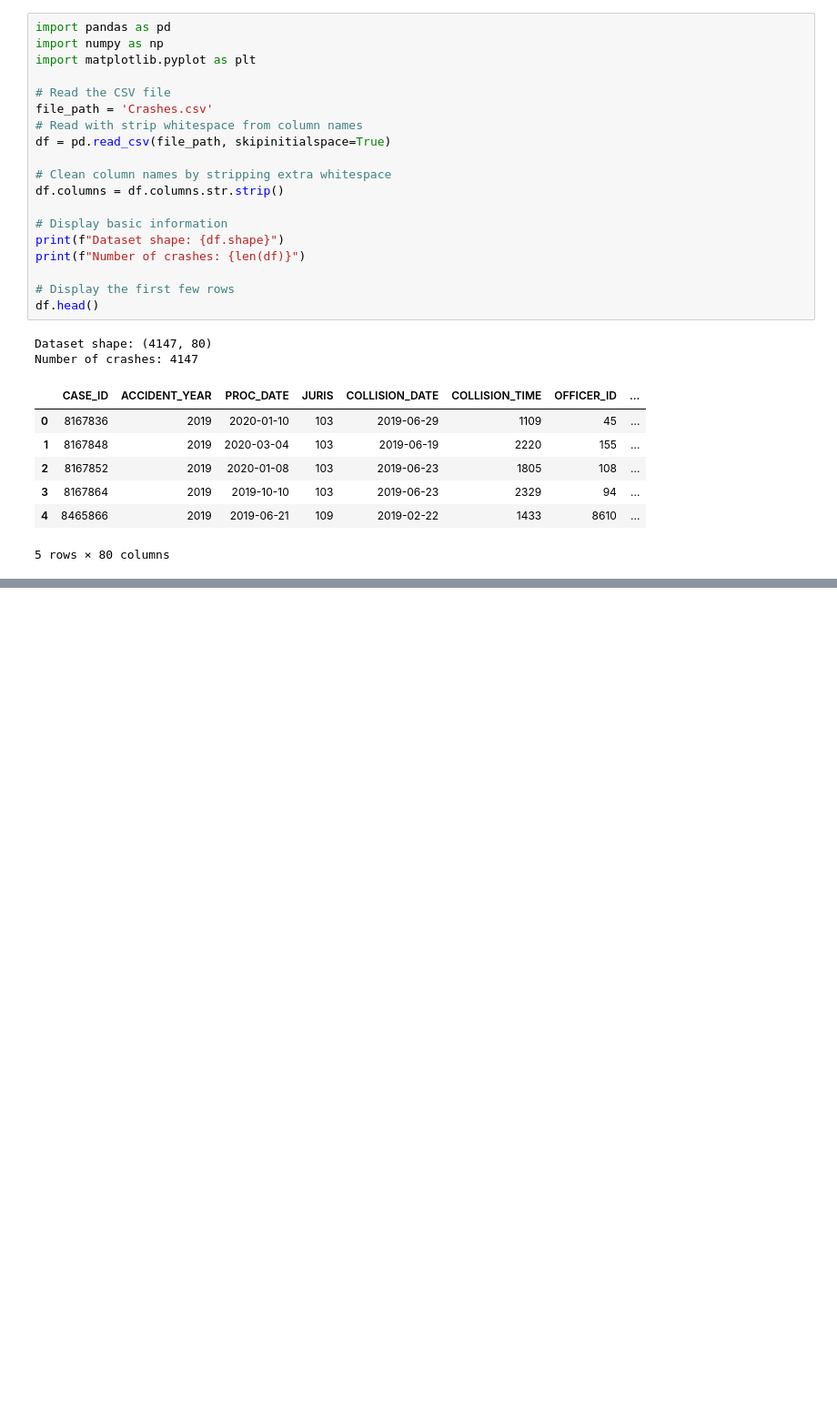
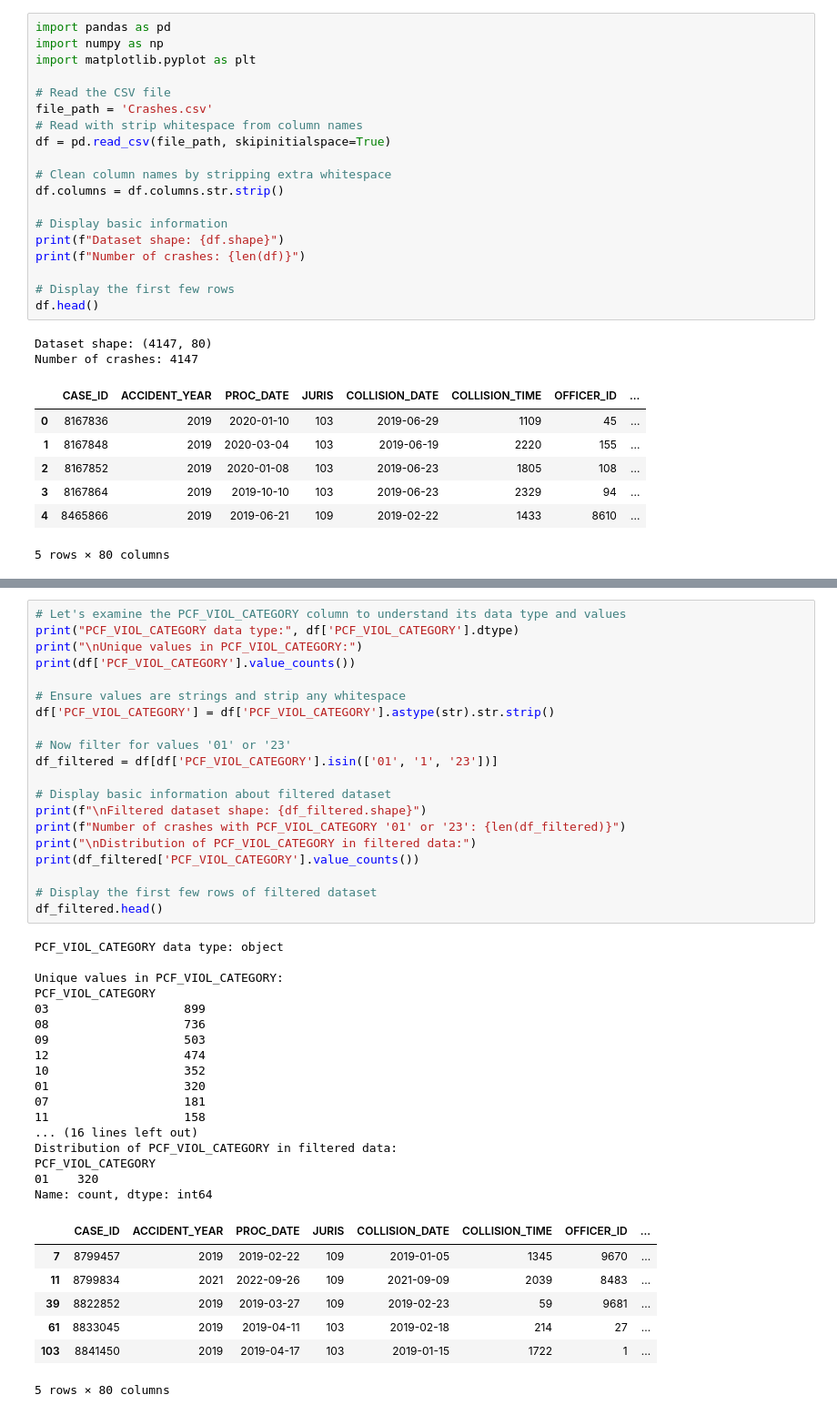
Before and after one commit to achsit/CE265_Assignments, a Jupyter notebook: Assignment_4/Clustering_edit.ipynb, the cells around one changed output, grey strips where cells are left out. Shown at 91% size. Drawn from its saved outputs; the diff is of its cells as text; blank space fills up the shorter version.

```diff
--- a/Assignment_4/Clustering_edit.ipynb
+++ b/Assignment_4/Clustering_edit.ipynb
@@ -125,0 +80,45 @@ plt.show()
+# %%
+# Let's examine the PCF_VIOL_CATEGORY column to understand its data type and values
+print("PCF_VIOL_CATEGORY data type:", df['PCF_VIOL_CATEGORY'].dtype)
+print("\nUnique values in PCF_VIOL_CATEGORY:")
+print(df['PCF_VIOL_CATEGORY'].value_counts())
+
+# Ensure values are strings and strip any whitespace
+df['PCF_VIOL_CATEGORY'] = df['PCF_VIOL_CATEGORY'].astype(str).str.strip()
+
+# Now filter for values '01' or '23'
+df_filtered = df[df['PCF_VIOL_CATEGORY'].isin(['01', '1', '23'])]
+
+# Display basic information about filtered dataset
+print(f"\nFiltered dataset shape: {df_filtered.shape}")
+print(f"Number of crashes with PCF_VIOL_CATEGORY '01' or '23': {len(df_filtered)}")
+print("\nDistribution of PCF_VIOL_CATEGORY in filtered data:")
+print(df_filtered['PCF_VIOL_CATEGORY'].value_counts())
+
+# Display the first few rows of filtered dataset
+df_filtered.head()
+# %% [output]
+PCF_VIOL_CATEGORY data type: object
+
+Unique values in PCF_VIOL_CATEGORY:
+PCF_VIOL_CATEGORY
+03                   899
+08                   736
+09                   503
+12                   474
+10                   352
+01                   320
+07                   181
+11                   158
+... (16 lines left out)
+Distribution of PCF_VIOL_CATEGORY in filtered data:
+PCF_VIOL_CATEGORY
+01    320
+Name: count, dtype: int64
+|  | CASE_ID | ACCIDENT_YEAR | PROC_DATE | JURIS | COLLISION_DATE | COLLISION_TIME | OFFICER_ID | ... |
+| 7 | 8799457 | 2019 | 2019-02-22 | 109 | 2019-01-05 | 1345 | 9670 | ... |
+| 11 | 8799834 | 2021 | 2022-09-26 | 109 | 2021-09-09 | 2039 | 8483 | ... |
+| 39 | 8822852 | 2019 | 2019-03-27 | 109 | 2019-02-23 | 59 | 9681 | ... |
+| 61 | 8833045 | 2019 | 2019-04-11 | 103 | 2019-02-18 | 214 | 27 | ... |
+| 103 | 8841450 | 2019 | 2019-04-17 | 103 | 2019-01-15 | 1722 | 1 | ... |
+5 rows × 80 columns
```
Also changed, not shown: parts of 13 cells of this notebook, 3 other files.
